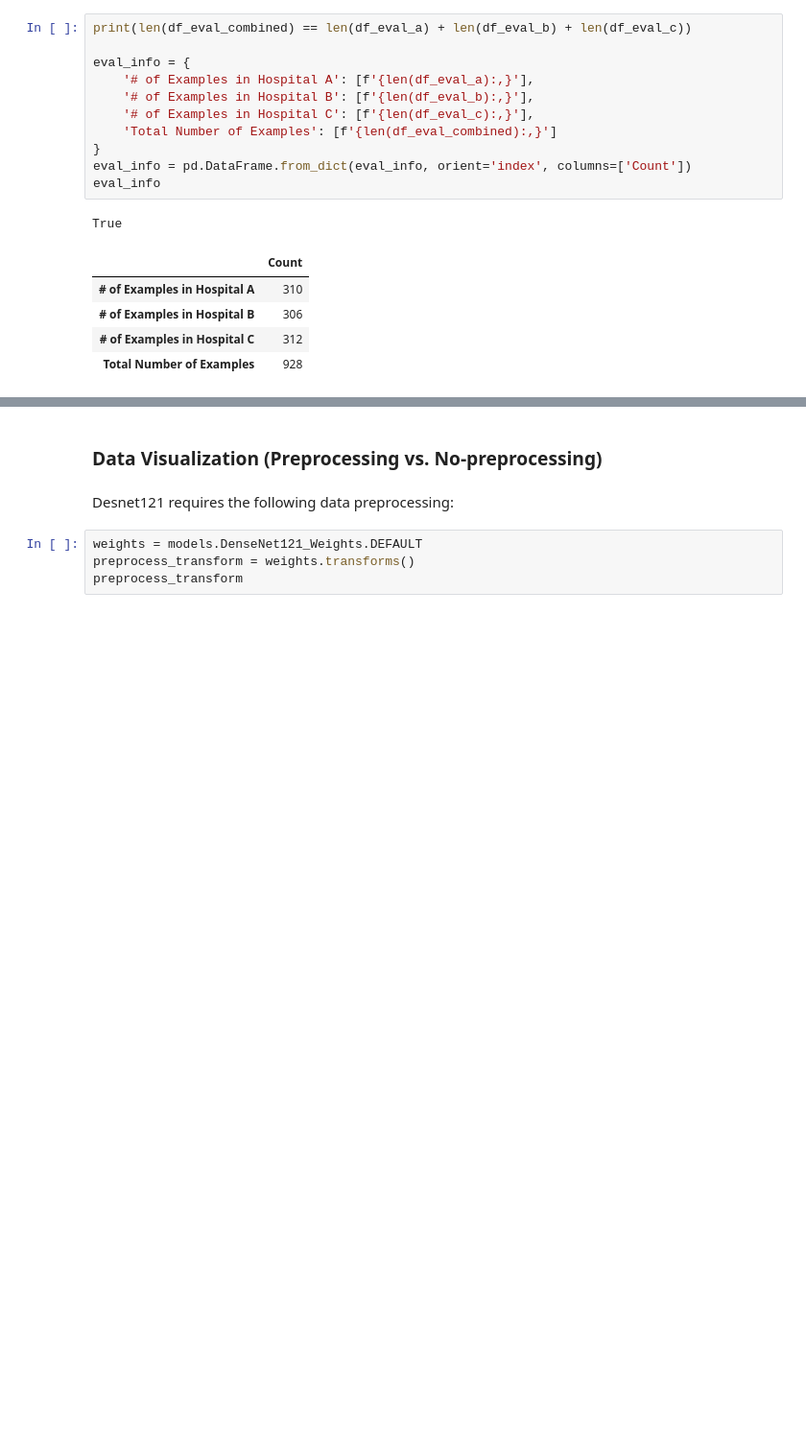
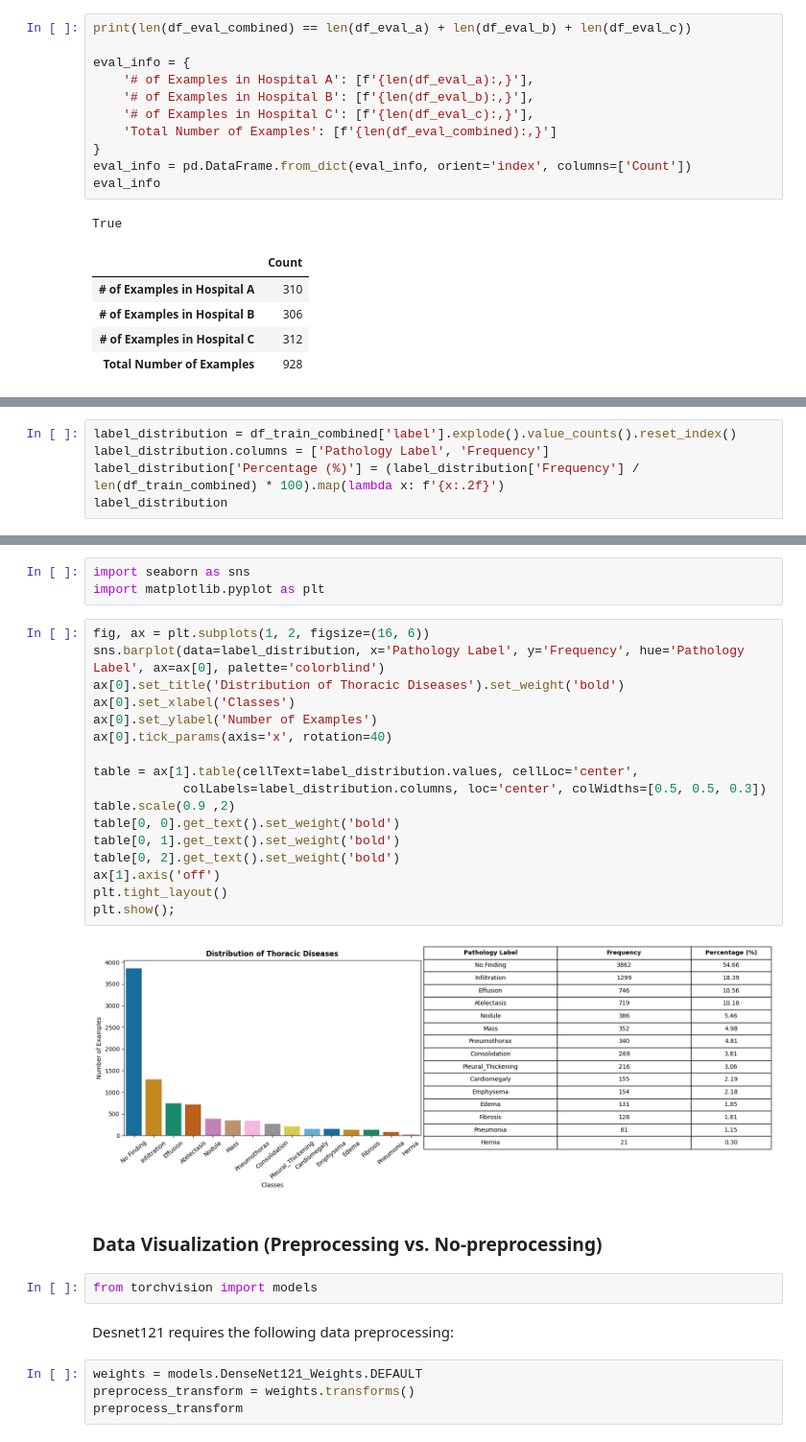
Before and after one commit to JasonCur1/Federated-Thoracic-Pathology-Classification, a Jupyter notebook: src/baseline/centralized_model.ipynb, the cells around one changed output, grey strips where cells are left out. Shown at 96% size. Saved outputs shown, nothing was run; the diff lists cells and outputs as text; blank space fills up the shorter version.

Commit message:
update centralized model

```diff
--- a/src/baseline/centralized_model.ipynb
+++ b/src/baseline/centralized_model.ipynb
@@ -84,0 +94,5 @@ True
+# %%
+label_distribution = df_train_combined['label'].explode().value_counts().reset_index()
+label_distribution.columns = ['Pathology Label', 'Frequency']
+label_distribution['Percentage (%)'] = (label_distribution['Frequency'] / len(df_train_combined) * 100).map(lambda x: f'{x:.2f}')
+label_distribution
@@ -85,5 +116,29 @@ True
+# %%
+import seaborn as sns
+import matplotlib.pyplot as plt
+# %%
+fig, ax = plt.subplots(1, 2, figsize=(16, 6))
+sns.barplot(data=label_distribution, x='Pathology Label', y='Frequency', hue='Pathology Label', ax=ax[0], palette='colorblind')
+ax[0].set_title('Distribution of Thoracic Diseases').set_weight('bold')
+ax[0].set_xlabel('Classes')
+ax[0].set_ylabel('Number of Examples')
+ax[0].tick_params(axis='x', rotation=40)
+
+table = ax[1].table(cellText=label_distribution.values, cellLoc='center',
+            colLabels=label_distribution.columns, loc='center', colWidths=[0.5, 0.5, 0.3])
+table.scale(0.9 ,2)
+table[0, 0].get_text().set_weight('bold')
+table[0, 1].get_text().set_weight('bold')
+table[0, 2].get_text().set_weight('bold')
+ax[1].axis('off')
+plt.tight_layout()
+plt.show();
+# %% [output]
+[figure, added]
 # %% [markdown]
 ### Data Visualization (Preprocessing vs. No-preprocessing)
+# %%
+from torchvision import models
 # %% [markdown]
 Desnet121 requires the following data preprocessing:
 # %%
```
Also changed, not shown: parts of 41 cells of this notebook, 5 other files.
